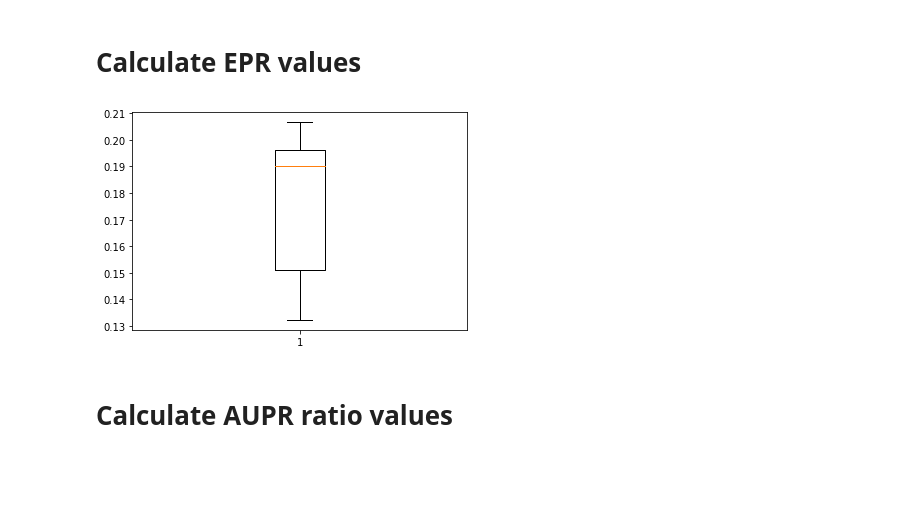
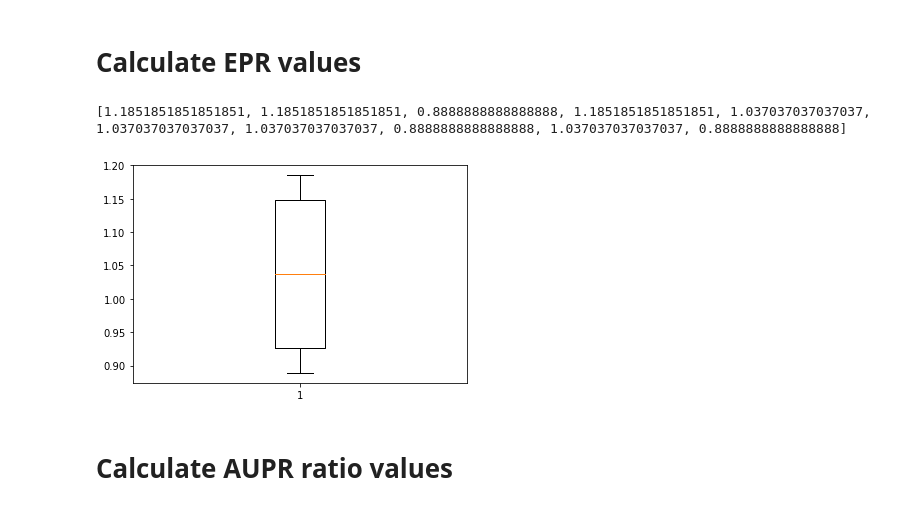
Before and after one commit to jelkhouryy/DeepSEM, a Jupyter notebook: tutorial/GRN_inference_tutorial.ipynb, the cells around one changed output. Drawn from its saved outputs; the diff is of its cells as text; code cells hidden in the pictures; blank space fills up the shorter version.

```diff
--- a/tutorial/GRN_inference_tutorial.ipynb
+++ b/tutorial/GRN_inference_tutorial.ipynb
@@ -26,18 +26,18 @@ import numpy as np
 import pandas as pd
 import matplotlib.pyplot as plt
 import networkx as nx
-
-input = pd.read_csv("../demo_data/GRN_inference/input/500_STRING_hESC/data.csv", index_col = 0)
-keepcols = input.var(0) > 8 #threshold to keep 100 most variable genes
+path = "../demo_data/GRN_inference/input/500_ChIP-seq_hESC"
+input = pd.read_csv(path + "/data.csv", index_col = 0)
+keepcols = input.var(0) > 10 #threshold to keep ~ 100 most variable genes
 print("Number of genes kept =", keepcols.sum())
 input = input[input.columns[keepcols]]
-input.to_csv("../demo_data/GRN_inference/input/500_STRING_hESC/data2.csv")
+input.to_csv(path + "/data2.csv")
 
-label = pd.read_csv("../demo_data/GRN_inference/input/500_STRING_hESC/label.csv")
+label = pd.read_csv(path + "/label.csv")
 count = 0
 gene_feats = set(input.columns)
 keeprow = label["Gene1"].isin(gene_feats) & label["Gene2"].isin(gene_feats)
 label = label[keeprow]
 print("Number of ground truth edges =", keeprow.sum())
-label.to_csv("../demo_data/GRN_inference/input/500_STRING_hESC/label2.csv")
+label.to_csv(path + "/label2.csv")
 # %% [output]
@@ -73,35 +73,38 @@ def compute_epr(output, label):
     col2 = "Target"
     output['EdgeWeight'] = abs(output['EdgeWeight'])
     output = output.sort_values('EdgeWeight',ascending=False)
 
     TFs = set(label['Gene1'])
     Genes = set(label['Gene1'])| set(label['Gene2'])
     output = output[output[col1].apply(lambda x: x in TFs)]
     output = output[output[col2].apply(lambda x: x in Genes)]
     label_set = set(label['Gene1']+'|'+label['Gene2'])
     output = output.iloc[:len(label_set)]
     early_TPs = len(set(output[col1]+'|'+output[col2]) & label_set)
     den = (len(label_set)**2/(len(TFs)*len(Genes)-len(TFs)))
     EP = early_TPs/len(label_set)
     EPR = early_TPs/den
     #print("true positives among top k scored =", early_TPs)
     #print("true positives among top k random scored =", den)
     #print("AUPRC ratio = ", early_TPs / den)
     return EP, EPR
 
 eprs = []
 eps = []
 for i in range(1, 11):
     output = pd.read_csv("out/run_{}/GRN_inference_result.tsv".format(i),sep='\t')
+    #output = pd.read_csv("/home/jel-khoury/Differentiable-DAG-Sampling/src/notebooks/pred.tsv", sep = '\t')
     ep, epr = compute_epr(output, label)
     eprs.append(epr)
     eps.append(ep)
 
-plt.boxplot(eps)
+print(eprs)
+plt.boxplot(eprs)
 
 plt.show()
 # %% [output]
+[1.1851851851851851, 1.1851851851851851, 0.8888888888888888, 1.1851851851851851, 1.037037037037037, 1.037037037037037, 1.037037037037037, 0.8888888888888888, 1.037037037037037, 0.8888888888888888]
-[figure, old version]
+[figure, new version]
 # %% [markdown]
 # Calculate AUPR ratio values
 # %%
```
Also changed, not shown: parts of 7 cells of this notebook, 6 other files.
